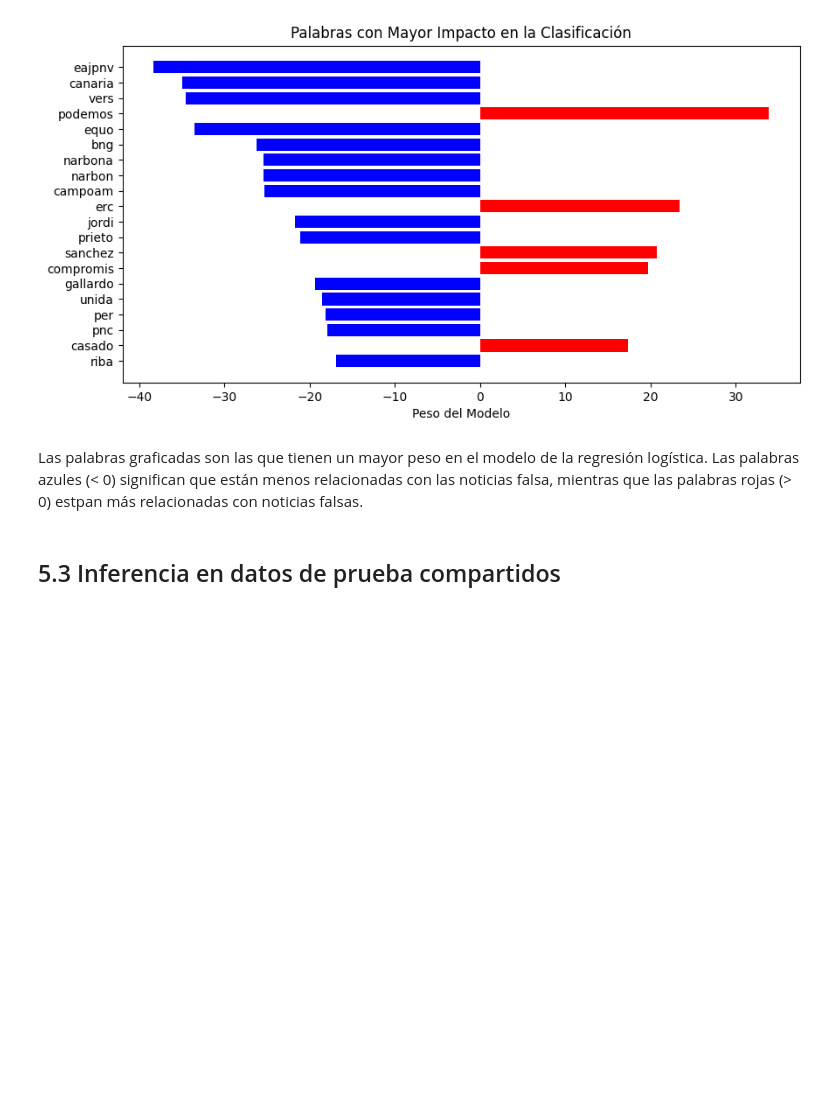
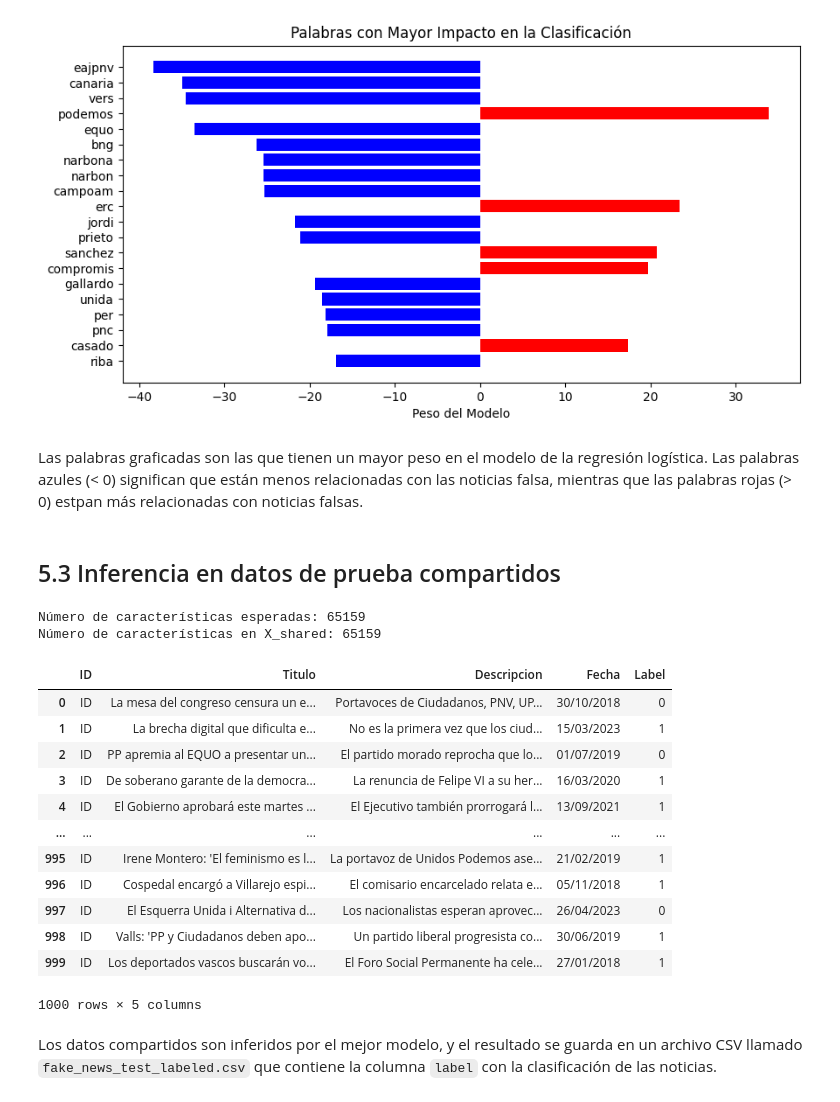
Before and after one commit to BI-Grupo-3/Proy1, a Jupyter notebook: fake_news.ipynb, the cells around one changed output. Saved outputs shown, nothing was run; the diff lists cells and outputs as text; code cells hidden in the pictures; blank space fills up the shorter version.

Commit message:
Datos compartidos

```diff
--- a/fake_news.ipynb
+++ b/fake_news.ipynb
@@ -1019,4 +1033,50 @@ Las palabras graficadas son las que tienen un mayor peso en el modelo de la regr
 # %% [markdown]
 ## 5.3 Inferencia en datos de prueba compartidos
 # %%
-shared_data = pd.read_csv('fake_news_spanish.csv', sep = ';', encoding = 'utf-8')
+loaded_data = pd.read_csv('fake_news_test.csv', sep = ';', encoding = 'utf-8')
+loaded_data = shared_data.copy()
+# %%
+shared_data['Descripcion'] = shared_data['Descripcion'].apply(str).apply(contractions.fix)
+shared_data['Titulo'] = shared_data['Titulo'].apply(str).apply(contractions.fix)
+# %%
+shared_data['words_descripcion'] = shared_data['Descripcion'].apply(word_tokenize)
+shared_data['words_titulo'] = shared_data['Titulo'].apply(word_tokenize)
+
+shared_data['prep_descripcion'] = shared_data['words_descripcion'].apply(preprocessing)
+shared_data['prep_titulo'] = shared_data['words_titulo'].apply(preprocessing)
+
+shared_data['prep_descripcion'] = shared_data['prep_descripcion'].apply(stem_and_lemmatize)
+shared_data['prep_titulo'] = shared_data['prep_titulo'].apply(stem_and_lemmatize)
+
+shared_data['prep_descripcion'] = shared_data['prep_descripcion'].apply(lambda x: ' '.join(map(str, x)))
+shared_data['prep_titulo'] = shared_data['prep_titulo'].apply(lambda x: ' '.join(map(str, x)))
+
+shared_data["concatenado"] = shared_data["prep_titulo"] + " " + shared_data["prep_descripcion"]
+
+X_shared = vectorizador.transform(shared_data["concatenado"])
+print("Número de características esperadas:", len(vectorizador.get_feature_names_out()))
+print("Número de características en X_shared:", X_shared.shape[1])
+# %% [output]
+Número de características esperadas: 65159
+Número de características en X_shared: 65159
+# %%
+Y_pred_shared = selected_model.predict(X_shared)
+# %%
+loaded_data.loc[:, 'Label'] = Y_pred_shared
+loaded_data
+# %% [output]
+|  | ID | Titulo | Descripcion | Fecha | Label |
+| 0 | ID | La mesa del congreso censura un e... | Portavoces de Ciudadanos, PNV, UP... | 30/10/2018 | 0 |
+| 1 | ID | La brecha digital que dificulta e... | No es la primera vez que los ciud... | 15/03/2023 | 1 |
+| 2 | ID | PP apremia al EQUO a presentar un... | El partido morado reprocha que lo... | 01/07/2019 | 0 |
+| 3 | ID | De soberano garante de la democra... | La renuncia de Felipe VI a su her... | 16/03/2020 | 1 |
+| 4 | ID | El Gobierno aprobará este martes ... | El Ejecutivo también prorrogará l... | 13/09/2021 | 1 |
+| ... | ... | ... | ... | ... | ... |
+| 995 | ID | Irene Montero: 'El feminismo es l... | La portavoz de Unidos Podemos ase... | 21/02/2019 | 1 |
+| 996 | ID | Cospedal encargó a Villarejo espi... | El comisario encarcelado relata e... | 05/11/2018 | 1 |
+| 997 | ID | El Esquerra Unida i Alternativa d... | Los nacionalistas esperan aprovec... | 26/04/2023 | 0 |
+| 998 | ID | Valls: 'PP y Ciudadanos deben apo... | Un partido liberal progresista co... | 30/06/2019 | 1 |
+| 999 | ID | Los deportados vascos buscarán vo... | El Foro Social Permanente ha cele... | 27/01/2018 | 1 |
+1000 rows × 5 columns
+# %% [markdown]
+Los datos compartidos son inferidos por el mejor modelo, y el resultado se guarda en un archivo CSV llamado `fake_news_test_labeled.csv` que contiene la columna `label` con la clasificación de las noticias.
```
Also changed, not shown: parts of 7 cells of this notebook, 1 other file.
